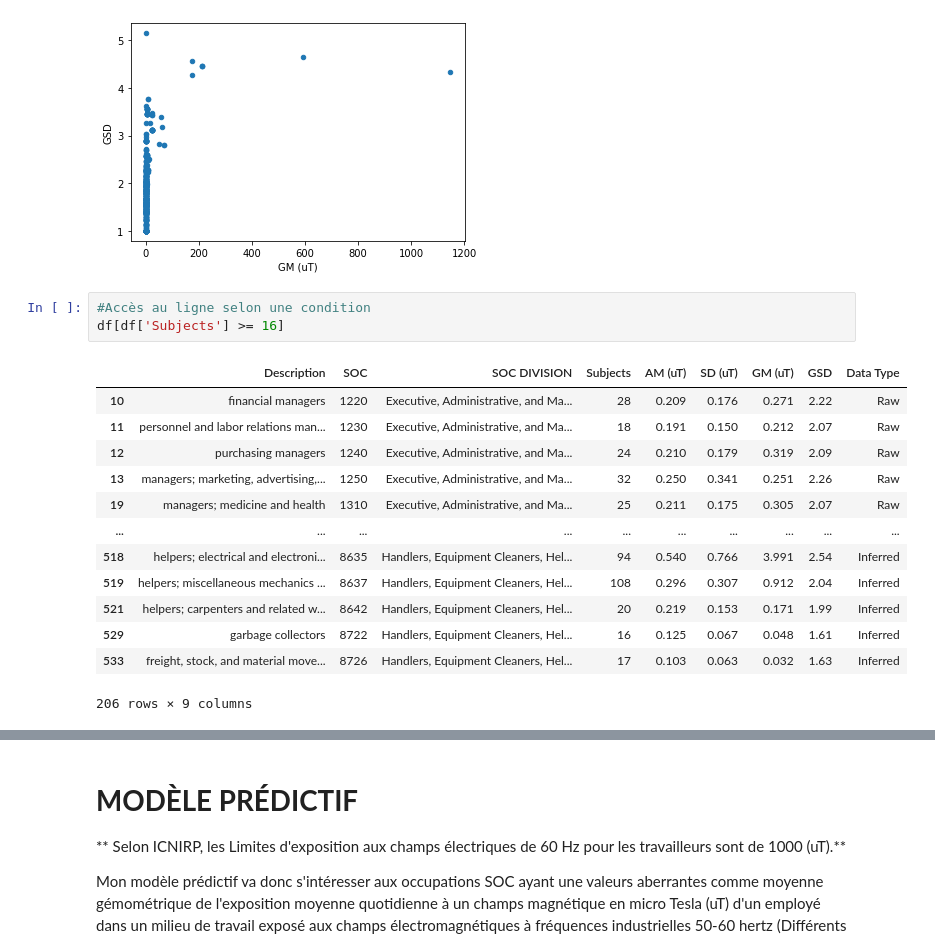
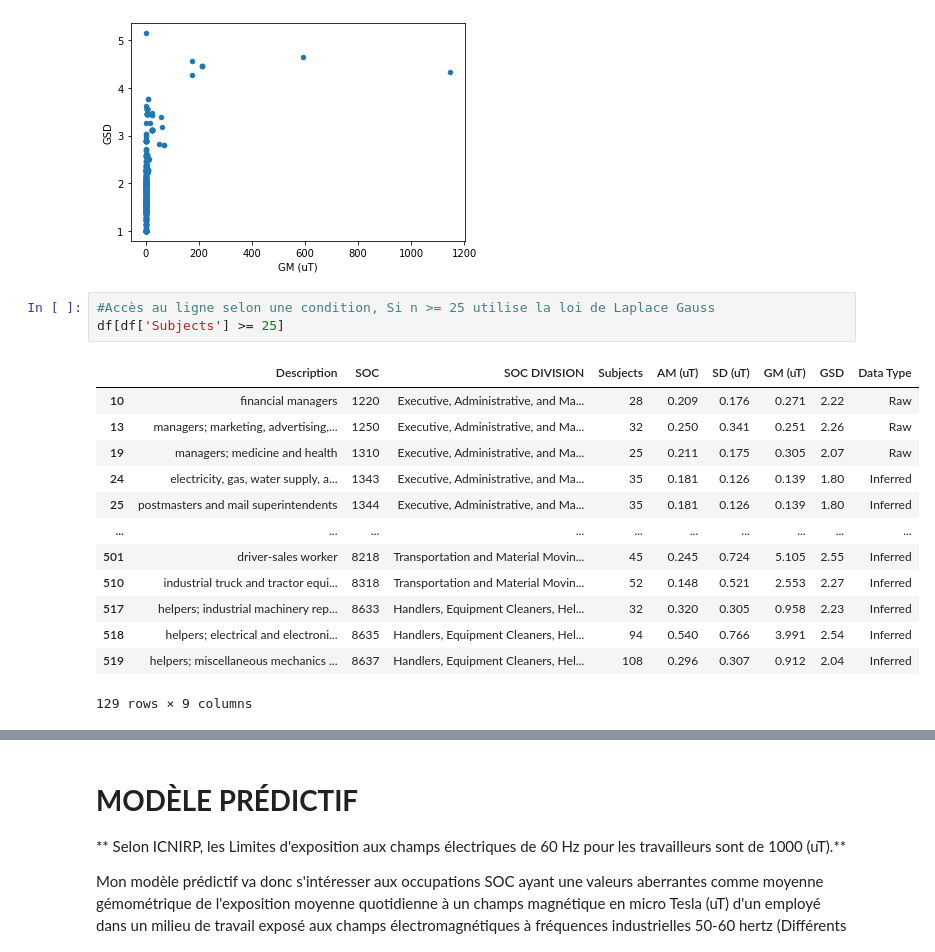
Before and after one commit to BilitisPrudhomme/BilitisPrudhomme, a Jupyter notebook: Coding_EMF_project_RevFinal.ipynb, the cells around one changed output, grey strips where cells are left out. Saved outputs shown, nothing was run; the diff lists cells and outputs as text.

```diff
--- a/Coding_EMF_project_RevFinal.ipynb
+++ b/Coding_EMF_project_RevFinal.ipynb
@@ -419,19 +417,19 @@ df.plot.scatter(x='GM (uT)',y='GSD')
 <matplotlib.axes._subplots.AxesSubplot at 0x...>
 [figure]
 # %%
-#Accès au ligne selon une condition
-df[df['Subjects'] >= 16]
+#Accès au ligne selon une condition, Si n >= 25 utilise la loi de Laplace Gauss
+df[df['Subjects'] >= 25]
 # %% [output]
 |  | Description | SOC | SOC DIVISION | Subjects | AM (uT) | SD (uT) | GM (uT) | GSD | Data Type |
 | 10 | financial managers | 1220 | Executive, Administrative, and Ma... | 28 | 0.209 | 0.176 | 0.271 | 2.22 | Raw |
-| 11 | personnel and labor relations man... | 1230 | Executive, Administrative, and Ma... | 18 | 0.191 | 0.150 | 0.212 | 2.07 | Raw |
-| 12 | purchasing managers | 1240 | Executive, Administrative, and Ma... | 24 | 0.210 | 0.179 | 0.319 | 2.09 | Raw |
 | 13 | managers; marketing, advertising,... | 1250 | Executive, Administrative, and Ma... | 32 | 0.250 | 0.341 | 0.251 | 2.26 | Raw |
 | 19 | managers; medicine and health | 1310 | Executive, Administrative, and Ma... | 25 | 0.211 | 0.175 | 0.305 | 2.07 | Raw |
+| 24 | electricity, gas, water supply, a... | 1343 | Executive, Administrative, and Ma... | 35 | 0.181 | 0.126 | 0.139 | 1.80 | Inferred |
+| 25 | postmasters and mail superintendents | 1344 | Executive, Administrative, and Ma... | 35 | 0.181 | 0.126 | 0.139 | 1.80 | Inferred |
 | ... | ... | ... | ... | ... | ... | ... | ... | ... | ... |
+| 501 | driver-sales worker | 8218 | Transportation and Material Movin... | 45 | 0.245 | 0.724 | 5.105 | 2.55 | Inferred |
+| 510 | industrial truck and tractor equi... | 8318 | Transportation and Material Movin... | 52 | 0.148 | 0.521 | 2.553 | 2.27 | Inferred |
+| 517 | helpers; industrial machinery rep... | 8633 | Handlers, Equipment Cleaners, Hel... | 32 | 0.320 | 0.305 | 0.958 | 2.23 | Inferred |
 | 518 | helpers; electrical and electroni... | 8635 | Handlers, Equipment Cleaners, Hel... | 94 | 0.540 | 0.766 | 3.991 | 2.54 | Inferred |
 | 519 | helpers; miscellaneous mechanics ... | 8637 | Handlers, Equipment Cleaners, Hel... | 108 | 0.296 | 0.307 | 0.912 | 2.04 | Inferred |
-| 521 | helpers; carpenters and related w... | 8642 | Handlers, Equipment Cleaners, Hel... | 20 | 0.219 | 0.153 | 0.171 | 1.99 | Inferred |
-| 529 | garbage collectors | 8722 | Handlers, Equipment Cleaners, Hel... | 16 | 0.125 | 0.067 | 0.048 | 1.61 | Inferred |
-| 533 | freight, stock, and material move... | 8726 | Handlers, Equipment Cleaners, Hel... | 17 | 0.103 | 0.063 | 0.032 | 1.63 | Inferred |
-206 rows × 9 columns
+129 rows × 9 columns
```
Also changed, not shown: parts of 5 cells of this notebook.
